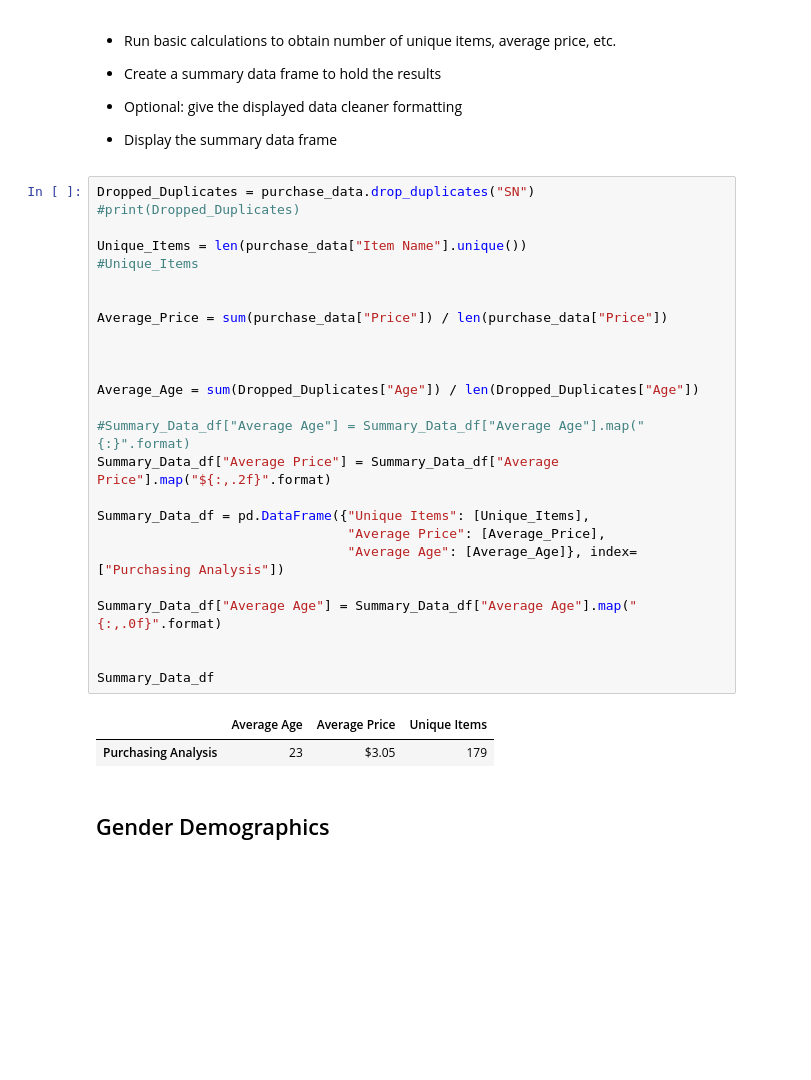
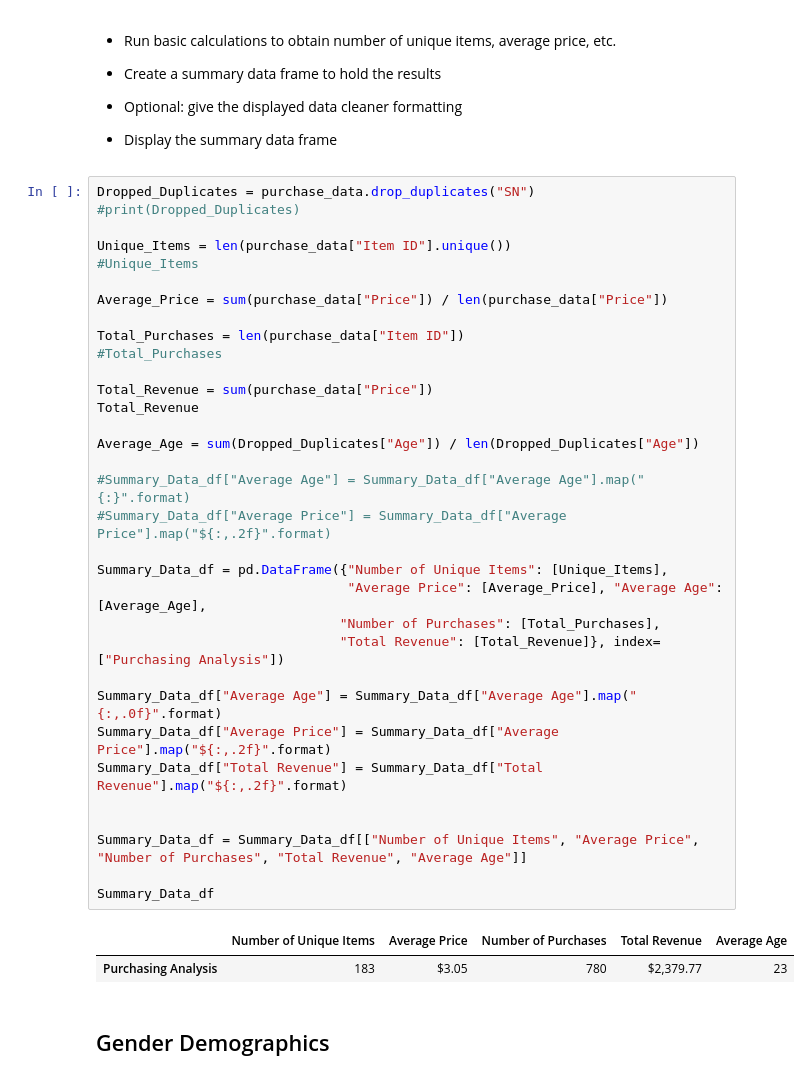
Before and after one commit to jasonmgarner/Personal-GitHub, a Jupyter notebook: Panda_Homework/HeroesOfPymoli/HeroesOfPymoli_starter.ipynb, the cells around one changed output. Cells and saved outputs as stored; diff of their text form; blank space fills up the shorter version.

```diff
--- a/Panda_Homework/HeroesOfPymoli/HeroesOfPymoli_starter.ipynb
+++ b/Panda_Homework/HeroesOfPymoli/HeroesOfPymoli_starter.ipynb
@@ -56,31 +63,39 @@ Player_Names
 # %%
 Dropped_Duplicates = purchase_data.drop_duplicates("SN")
 #print(Dropped_Duplicates)
 
-Unique_Items = len(purchase_data["Item Name"].unique())
+Unique_Items = len(purchase_data["Item ID"].unique())
 #Unique_Items
-
 
 Average_Price = sum(purchase_data["Price"]) / len(purchase_data["Price"])
 
+Total_Purchases = len(purchase_data["Item ID"])
+#Total_Purchases
 
+Total_Revenue = sum(purchase_data["Price"])
+Total_Revenue
 
 Average_Age = sum(Dropped_Duplicates["Age"]) / len(Dropped_Duplicates["Age"])
 
 #Summary_Data_df["Average Age"] = Summary_Data_df["Average Age"].map("{:}".format)
-Summary_Data_df["Average Price"] = Summary_Data_df["Average Price"].map("${:,.2f}".format)
+#Summary_Data_df["Average Price"] = Summary_Data_df["Average Price"].map("${:,.2f}".format)
 
-Summary_Data_df = pd.DataFrame({"Unique Items": [Unique_Items],
-                                "Average Price": [Average_Price],
-                                "Average Age": [Average_Age]}, index=["Purchasing Analysis"])
+Summary_Data_df = pd.DataFrame({"Number of Unique Items": [Unique_Items],
+                                "Average Price": [Average_Price], "Average Age": [Average_Age],
+                               "Number of Purchases": [Total_Purchases],
+                               "Total Revenue": [Total_Revenue]}, index=["Purchasing Analysis"])
 
 Summary_Data_df["Average Age"] = Summary_Data_df["Average Age"].map("{:,.0f}".format)
+Summary_Data_df["Average Price"] = Summary_Data_df["Average Price"].map("${:,.2f}".format)
+Summary_Data_df["Total Revenue"] = Summary_Data_df["Total Revenue"].map("${:,.2f}".format)
 
 
+Summary_Data_df = Summary_Data_df[["Number of Unique Items", "Average Price", "Number of Purchases", "Total Revenue", "Average Age"]]
+
 Summary_Data_df
 # %% [output]
-|  | Average Age | Average Price | Unique Items |
-| Purchasing Analysis | 23 | $3.05 | 179 |
+|  | Number of Unique Items | Average Price | Number of Purchases | Total Revenue | Average Age |
+| Purchasing Analysis | 183 | $3.05 | 780 | $2,379.77 | 23 |
 # %% [markdown]
 ## Gender Demographics
 # %% [markdown]
```
Also changed, not shown: parts of 11 cells of this notebook.
